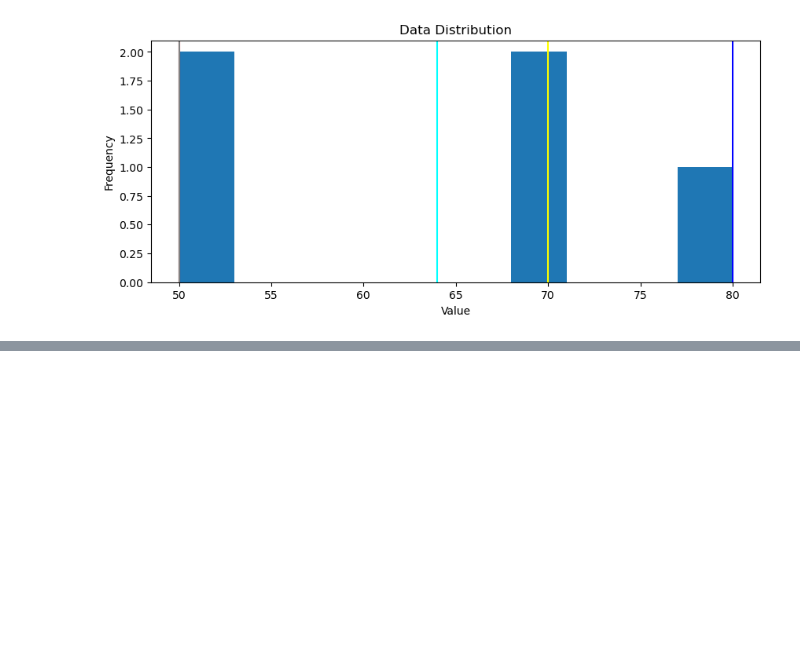
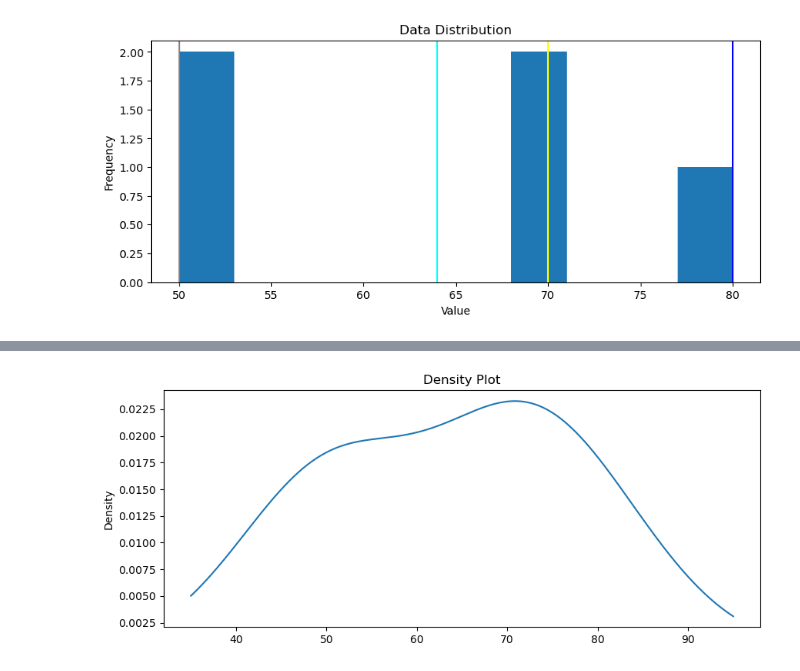
Before and after one commit to Turbopsyb0rg/Python-ML, a Jupyter notebook: learning.ipynb, the cells around one changed output, grey strips where cells are left out. Saved outputs shown, nothing was run; the diff lists cells and outputs as text; code cells hidden in the pictures; blank space fills up the shorter version.

```diff
--- a/learning.ipynb
+++ b/learning.ipynb
@@ -112,0 +127,12 @@ Mode value: 50
+# %%
+def show_density(data):
+    fig=plt.figure(figsize=(10,4))
+
+    data.plot.density()
+
+    plt.title('Density Plot')
+
+    plt.show()
+show_density(df_students.Grad)
+# %% [output]
+[figure, added]
```
Also changed, not shown: parts of 11 cells of this notebook.
